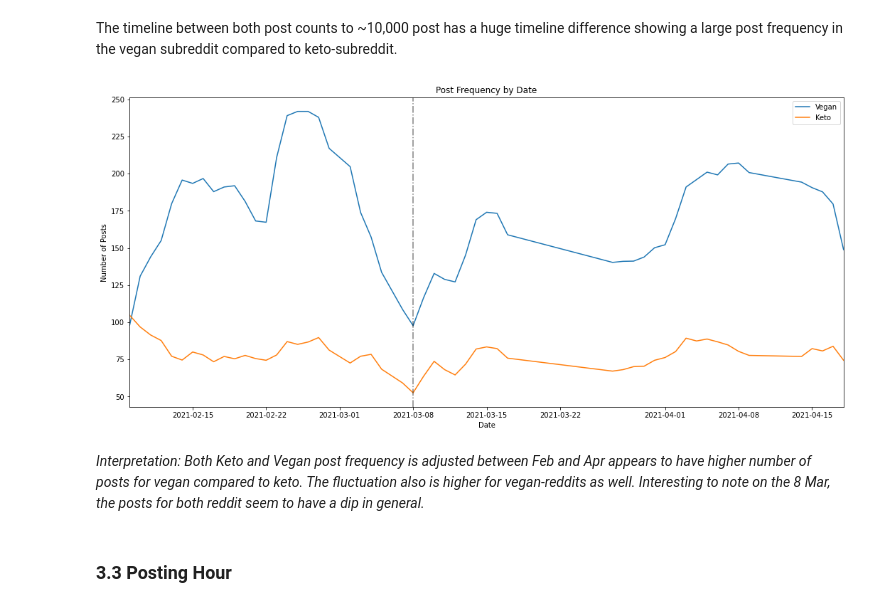
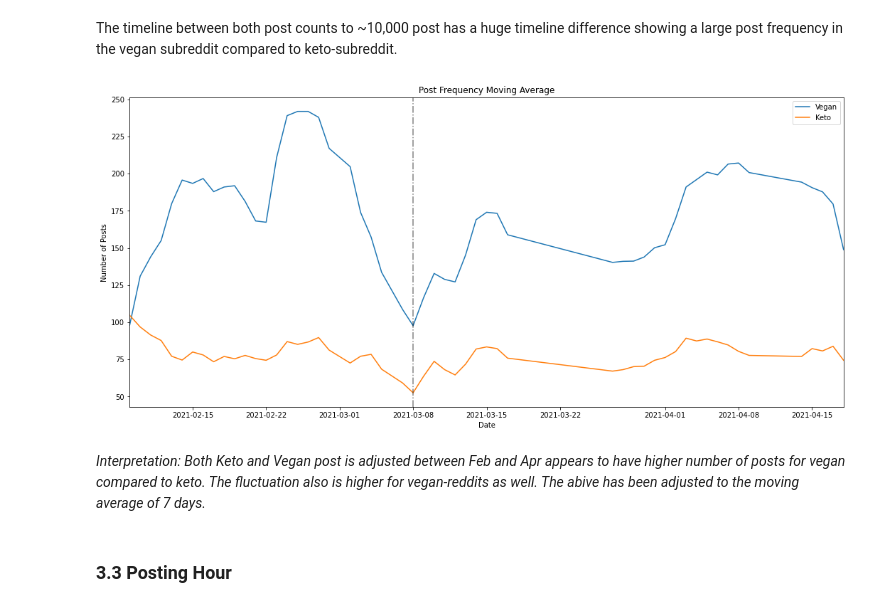
Before and after one commit to JeanLiew/Diet-Classification-Model, a Jupyter notebook: code/02_Cleaning_and_EDA.ipynb, the cells around one changed output. Saved outputs shown, nothing was run; the diff lists cells and outputs as text; code cells hidden in the pictures.

```diff
--- a/code/02_Cleaning_and_EDA.ipynb
+++ b/code/02_Cleaning_and_EDA.ipynb
@@ -370,35 +381,35 @@ The timeline between both post counts to ~10,000 post has a huge timeline differ
 # %%
 #df to cumulate the posting dates frequency counts for vegan
 date_count_v = vegan.date.value_counts().sort_index().reset_index()
 date_count_v.columns = ['date', 'post_count']
 date_count_v['post_count'] = date_count_v['post_count'].rolling(7, 1).mean()
 
 plt.figure(figsize=(18,8))
 #line plot by rolling mean average
 sns.lineplot(data=date_count_v, x='date', y='post_count', color='tab:blue',label='Vegan');
 
 #df to cumulate the posting dates frequency counts for keto
 date_count_k = keto.date.value_counts().sort_index().reset_index()
 date_count_k.columns = ['date', 'post_count']
 date_count_k['post_count'] = date_count_k['post_count'].rolling(7, 1).mean()
 
 sns.lineplot(data=date_count_k, x='date', y='post_count', color='tab:orange',label='Keto');
-plt.title('Post Frequency by Date')
+plt.title('Post Frequency Moving Average')
 plt.xlabel('Date')
 plt.ylabel('Number of Posts')
 #limit keto post between feb to april for comparison with vegan dataset
 plt.xlim(vegan['date'].min(), vegan['date'].max())
 
 # plt.axvline('2021-03-08', c='k', linestyle='-.', alpha=0.5)
 plt.axvline(datetime.date(2021, 3, 8), c='k', linestyle='-.', alpha=0.5)
-plt.savefig('../images/Post_Frequency_by_Date.png')
+plt.savefig('../images/Post_Frequency_Moving_Average.png')
 
 
 plt.show()
 # %% [output]
-[figure, old version]
+[figure, new version]
 # %% [markdown]
-*Interpretation: Both Keto and Vegan post frequency is adjusted between Feb and Apr appears to have higher number of posts for vegan compared to keto. The fluctuation also is higher for vegan-reddits as well. Interesting to note on the 8 Mar, the posts for both reddit seem to have a dip in general.*
+*Interpretation: Both Keto and Vegan post is adjusted between Feb and Apr appears to have higher number of posts for vegan compared to keto. The fluctuation also is higher for vegan-reddits as well. The abive has been adjusted to the moving average of 7 days.*
 # %% [markdown]
 ### 3.3 Posting Hour
 # %%
```
Also changed, not shown: parts of 17 cells of this notebook, 7 other files.
